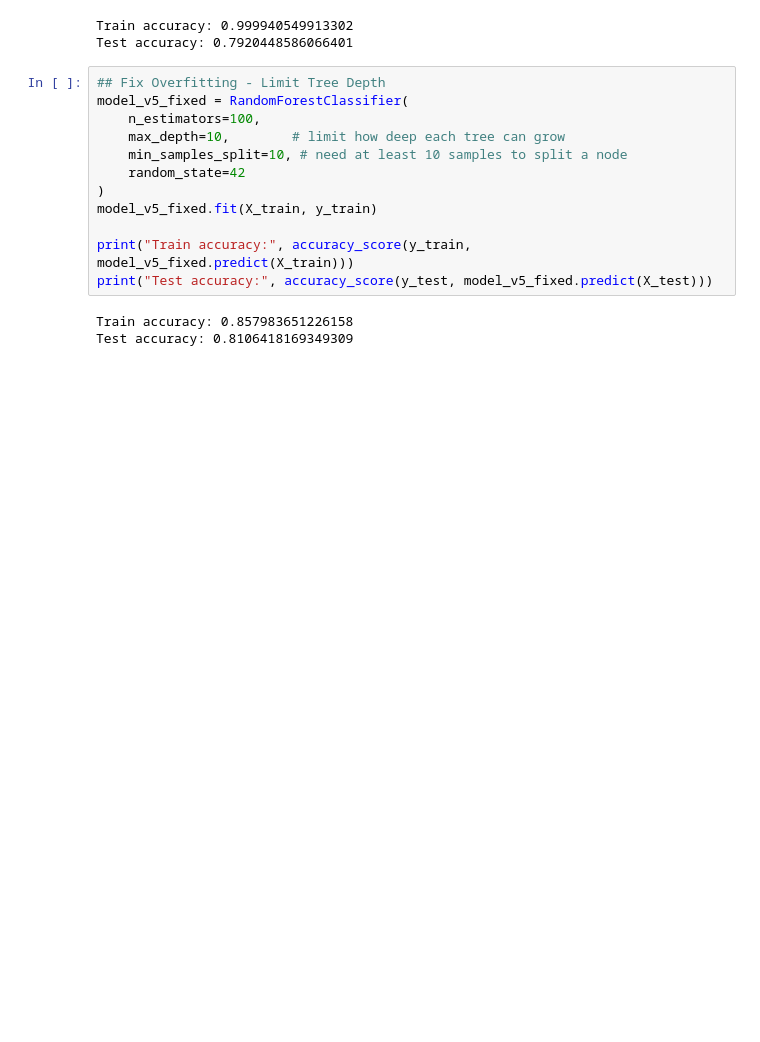
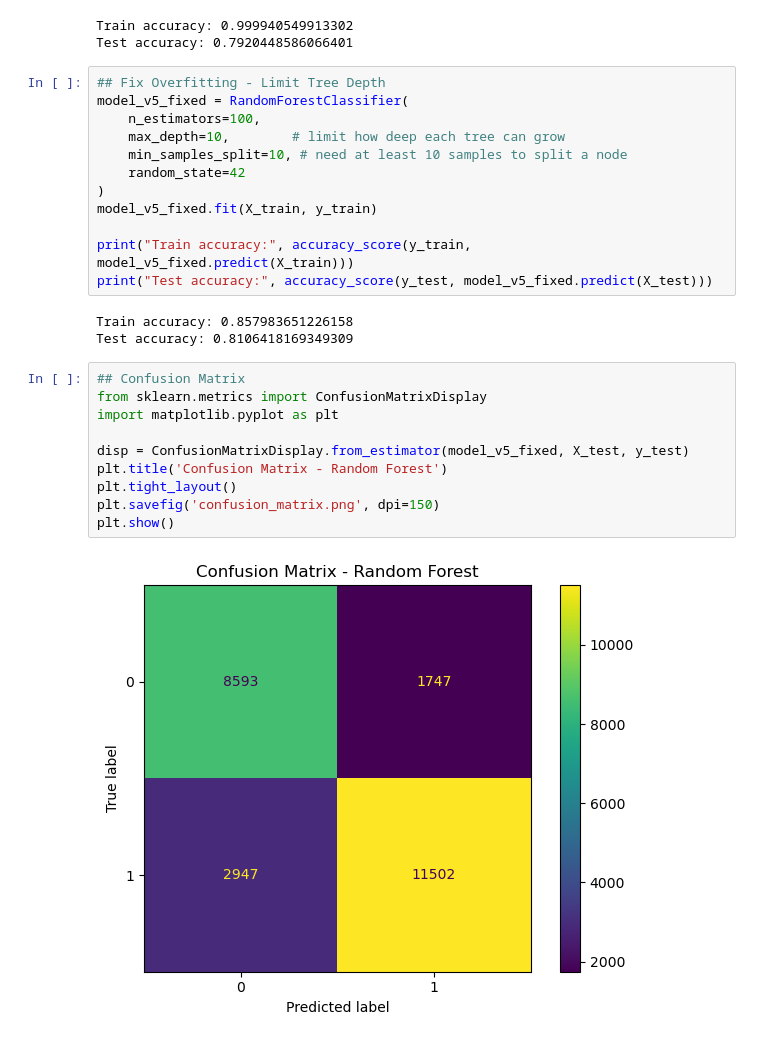
Before and after one commit to Hiti03/ipl-win-predictor, a Jupyter notebook: 05_final_model.ipynb, the cells around one changed output. Cells and saved outputs as stored; diff of their text form; blank space fills up the shorter version.

Commit message:
Save final RF model and encoders as pkl files, add confusion matrix

```diff
--- a/05_final_model.ipynb
+++ b/05_final_model.ipynb
@@ -358,3 +358,15 @@ print("Test accuracy:", accuracy_score(y_test, model_v5_fixed.predict(X_test)))
 # %% [output]
 Train accuracy: 0.857983651226158
 Test accuracy: 0.8106418169349309
+# %%
+## Confusion Matrix
+from sklearn.metrics import ConfusionMatrixDisplay
+import matplotlib.pyplot as plt
+
+disp = ConfusionMatrixDisplay.from_estimator(model_v5_fixed, X_test, y_test)
+plt.title('Confusion Matrix - Random Forest')
+plt.tight_layout()
+plt.savefig('confusion_matrix.png', dpi=150)
+plt.show()
+# %% [output]
+[figure, added]
```
Also changed, not shown: parts of 3 cells of this notebook, 8 other files.
